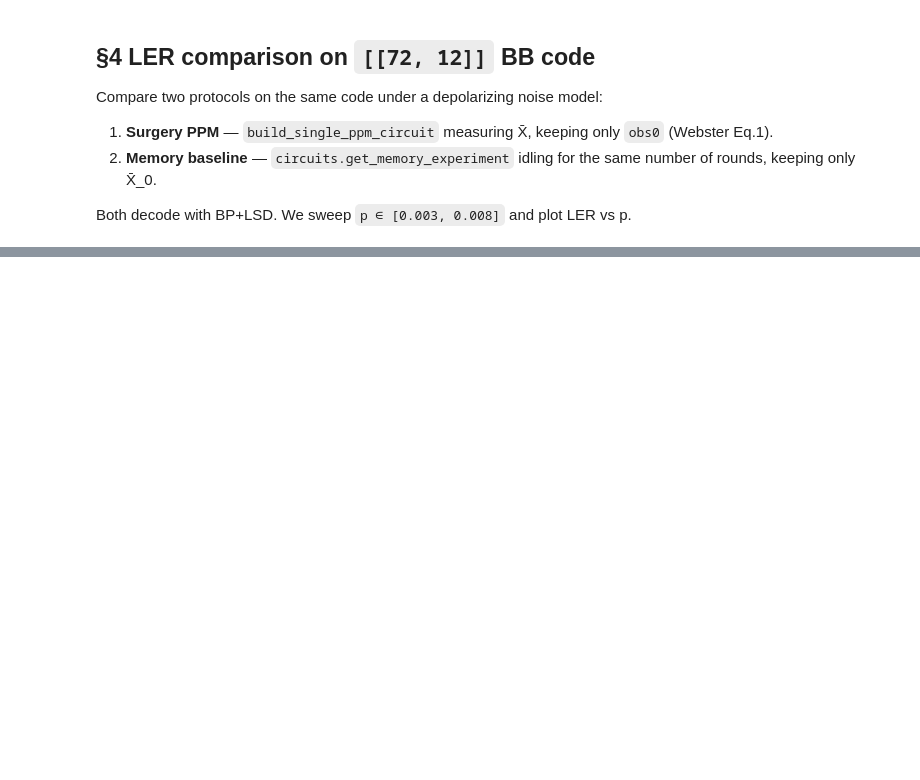
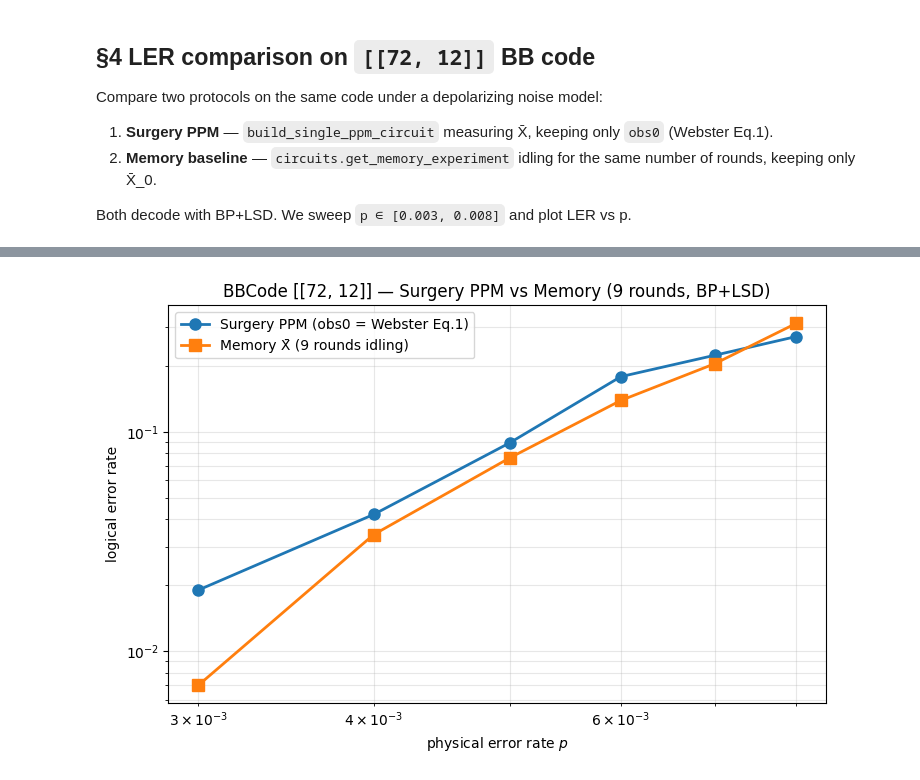
Before and after one commit to junmuthy/qLDPC, a Jupyter notebook: examples/lattice_surgery.ipynb, the cells around one changed output, grey strips where cells are left out. Drawn from its saved outputs; the diff is of its cells as text; code cells hidden in the pictures; blank space fills up the shorter version.

```diff
--- a/examples/lattice_surgery.ipynb
+++ b/examples/lattice_surgery.ipynb
@@ -245,17 +282,17 @@ print(f"extra κ_l, κ_r       : {bridge.extra_kappa_l.shape[0]}, {bridge.extra_
 print(f"T_l, H_R shapes      : {bridge.T_l.shape}, {bridge.H_R.shape}")
 print()
 
-n1 = c1.num_qudits
-n2 = c2.num_qudits
 SHOTS_JOINT = 1000
+# Each tuple entry broadcasts across its code's data qubits — so ("0", "1")
+# is shorthand for "0"*n1 + "1"*n2 (c1 in |0⟩_L, c2 in |1⟩_L).
 print(f"{'state':>16} | Z̄_1  Z̄_2 | expected obs0 | measured obs0 (frac=1)  | ok")
 print("-" * 86)
 joint_pass = True
 for label, data_init, expected in [
-    ("|0⟩_L|0⟩_L", "0" * n1 + "0" * n2, 0),
-    ("|0⟩_L|1⟩_L", "0" * n1 + "1" * n2, 1),
-    ("|1⟩_L|0⟩_L", "1" * n1 + "0" * n2, 1),
-    ("|1⟩_L|1⟩_L", "1" * n1 + "1" * n2, 0),
+    ("|0⟩_L|0⟩_L", ("0", "0"), 0),
+    ("|0⟩_L|1⟩_L", ("0", "1"), 1),
+    ("|1⟩_L|0⟩_L", ("1", "0"), 1),
+    ("|1⟩_L|1⟩_L", ("1", "1"), 0),
 ]:
     circuit, _ = build_joint_ppm_circuit(
         g1, g2, bridge, rounds=rounds, noise_model=None, data_init=data_init,
@@ -264,8 +301,8 @@ for label, data_init, expected in [
     rate = float(obs[:, 0].mean())
     ok = rate == float(expected)
     flag = "✓" if ok else "✗"
-    sign1 = "-1" if "1" in data_init[:n1] else "+1"
-    sign2 = "-1" if "1" in data_init[n1:] else "+1"
+    sign1 = "-1" if data_init[0] == "1" else "+1"
+    sign2 = "-1" if data_init[1] == "1" else "+1"
     print(f"{label:>16} | {sign1:>4}  {sign2:>4} | "
           f"{expected:>13} | {rate:>10.2%} ({int(obs[:, 0].sum()):>3}/{SHOTS_JOINT})    | {flag}")
     joint_pass = joint_pass and ok
@@ -475,17 +603,17 @@ Compare two protocols on the same code under a depolarizing noise model:
 Both decode with BP+LSD. We sweep `p ∈ [0.003, 0.008]` and plot LER vs p.
 # %%
 xs, ys = sympy.symbols("x y")
-bb72 = codes.BBCode({xs: 6, ys: 6}, xs**3 + ys + ys**2, ys**3 + xs + xs**2)
-x_bb72 = np.asarray(bb72.get_logical_ops(Pauli.X)[0]).astype(np.uint8)
-g_bb72 = build_gadget(bb72, x_bb72, basis=Pauli.X)
+bbcode = codes.BBCode({xs: 6, ys: 6}, xs**3 + ys + ys**2, ys**3 + xs + xs**2)
+x_bbcode = np.asarray(bbcode.get_logical_ops(Pauli.X)[0]).astype(np.uint8)
+g_bbcode = build_gadget(bbcode, x_bbcode, basis=Pauli.X)
 
-h_bb72 = cheeger_constant(g_bb72)
-print(f"code         : [[{bb72.num_qudits}, {bb72.dimension}]]")
-print(f"Cheeger h(F) : {h_bb72:.3f}  (Webster threshold = 1.0)")
-if h_bb72 < 1.0:
+h_bbcode = cheeger_constant(g_bbcode)
+print(f"code         : [[{bbcode.num_qudits}, {bbcode.dimension}]]")
+print(f"Cheeger h(F) : {h_bbcode:.3f}  (Webster threshold = 1.0)")
+if h_bbcode < 1.0:
     print(f"→ boosting (h < 1.0)")
-    g_bb72 = boost_gadget(g_bb72, method="combinatorial", target=1.0,
+    g_bbcode = boost_gadget(g_bbcode, method="combinatorial", target=1.0,
                           max_extra_qubits=20, seed=3)
-    print(f"→ boosted F shape: {g_bb72.F.shape}, h(F_aug) = {cheeger_constant(g_bb72):.3f}")
+    print(f"→ boosted F shape: {g_bbcode.F.shape}, h(F_aug) = {cheeger_constant(g_bbcode):.3f}")
 else:
     print(f"→ h ≥ 1.0, no boost needed")
@@ -492,20 +624,20 @@ else:
 # %%
 LER_ROUNDS = 9
 LER_P_VALUES = list(np.linspace(0.003, 0.008, 6))
-LER_MAX_SHOTS = 2000
+LER_MAX_SHOTS = 1000
 LER_MAX_ERRORS = 100
 LER_NUM_WORKERS = 4
 
 surgery_tasks, memory_tasks = [], []
 for p in LER_P_VALUES:
     noise = DepolarizingNoiseModel(p, include_idling_error=False)
-    surg = build_single_ppm_circuit(g_bb72, rounds=LER_ROUNDS, noise_model=noise)
+    surg = build_single_ppm_circuit(g_bbcode, rounds=LER_ROUNDS, noise_model=noise)
     surgery_tasks.append(sinter.Task(
         circuit=keep_only_observable(surg, keep_idx=0),
         json_metadata={"p": float(p), "kind": "surgery"},
     ))
     mem = circuits.get_memory_experiment(
-        bb72, basis=Pauli.X, num_rounds=LER_ROUNDS, noise_model=noise,
+        bbcode, basis=Pauli.X, num_rounds=LER_ROUNDS, noise_model=noise,
     )
     memory_tasks.append(sinter.Task(
         circuit=keep_only_observable(mem, keep_idx=0),
@@ -549,15 +694,17 @@ for p in sorted(LER_P_VALUES):
 # %%
 fig, ax = plt.subplots(figsize=(7.5, 5))
 ps_sorted = sorted(LER_P_VALUES)
 ax.loglog(ps_sorted, [surgery_lers[p][0] for p in ps_sorted],
           "o-", label="Surgery PPM (obs0 = Webster Eq.1)", markersize=8, linewidth=2)
 ax.loglog(ps_sorted, [memory_lers[p][0] for p in ps_sorted],
           "s-", label=f"Memory X̄ ({LER_ROUNDS} rounds idling)", markersize=8, linewidth=2)
 ax.set_xlabel("physical error rate $p$")
 ax.set_ylabel("logical error rate")
-ax.set_title(f"BBCode [[{bb72.num_qudits}, {bb72.dimension}]] — Surgery PPM vs Memory "
+ax.set_title(f"BBCode [[{bbcode.num_qudits}, {bbcode.dimension}]] — Surgery PPM vs Memory "
              f"({LER_ROUNDS} rounds, BP+LSD)")
 ax.legend(loc="upper left")
 ax.grid(True, which="both", alpha=0.3)
 plt.tight_layout()
 plt.show()
+# %% [output]
+[figure, added]
```
Also changed, not shown: parts of 14 cells of this notebook, 2 other files.
